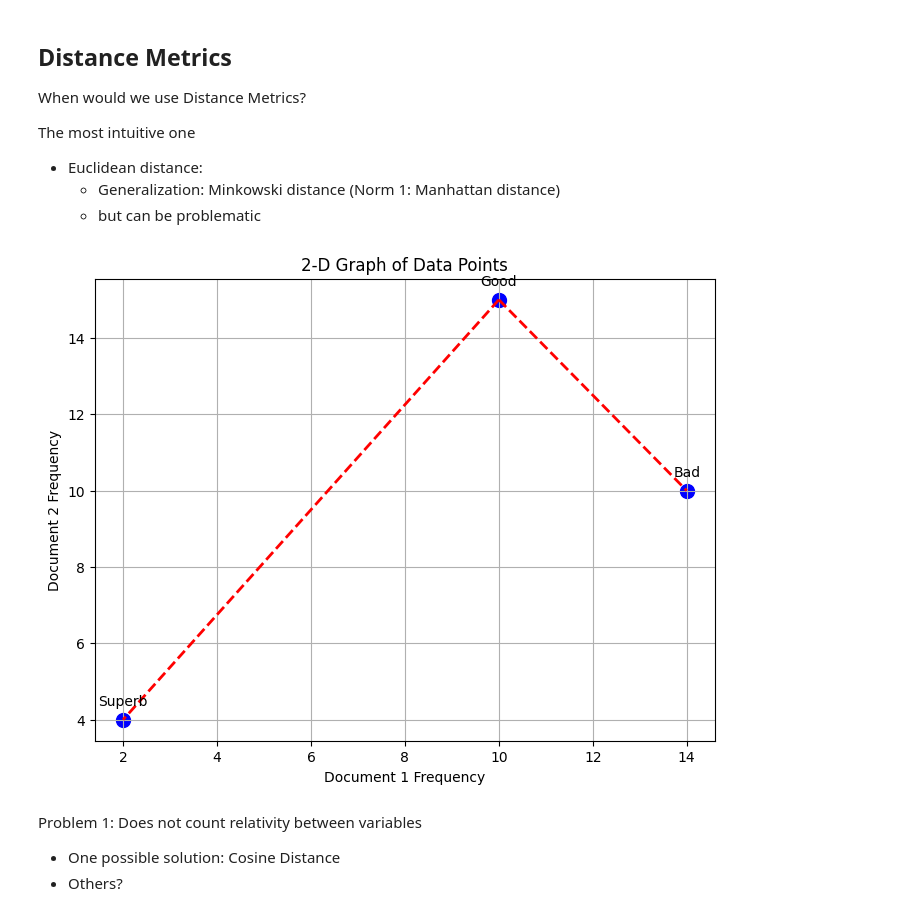
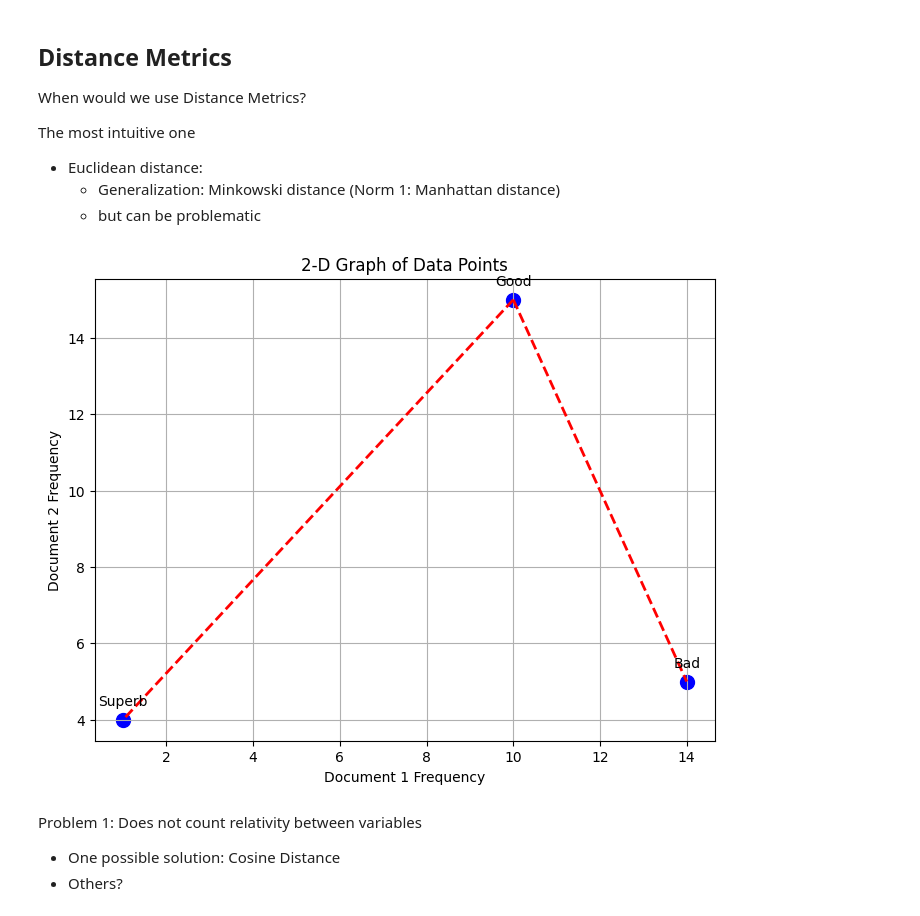
Before and after one commit to xinzhel/machine-learning-tutorials, a Jupyter notebook: 003-clustering-kmeans.ipynb, the cells around one changed output. Saved outputs shown, nothing was run; the diff lists cells and outputs as text; code cells hidden in the pictures.

```diff
--- a/003-clustering-kmeans.ipynb
+++ b/003-clustering-kmeans.ipynb
@@ -24,20 +108,20 @@ The most intuitive one
 # %%
 
 X = np.array([
     # DocA (Negative) DocB (Positive)
-    [2,               4],  #   Superb
-    [10,              15],  #  Good
-    [14,              10]   #  Bad
+    [1,             4],  #   Superb
+    [10,             15],  #  Good
+    [14,             5]   #  Bad
 ])
 # Considering that "Good"and "Superb" appear less frequently in negative documents and more frequently in positive ones,
 # can you guess what's the meaning of each column?
 
 fig, ax = plot_data_points(X, labels= ['Superb', 'Good', 'Bad'])
 plot_line( ax, X, 1, 0)  # from Good to Superb
 plot_line( ax, X, 1, 2)  # from Good to Bad
 plt.show()
 # %% [output]
-[figure, old version]
+[figure, new version]
 # %% [markdown]
 
 Problem 1: Does not count relativity between variables
```
Also changed, not shown: parts of 14 cells of this notebook, 4 other files.
